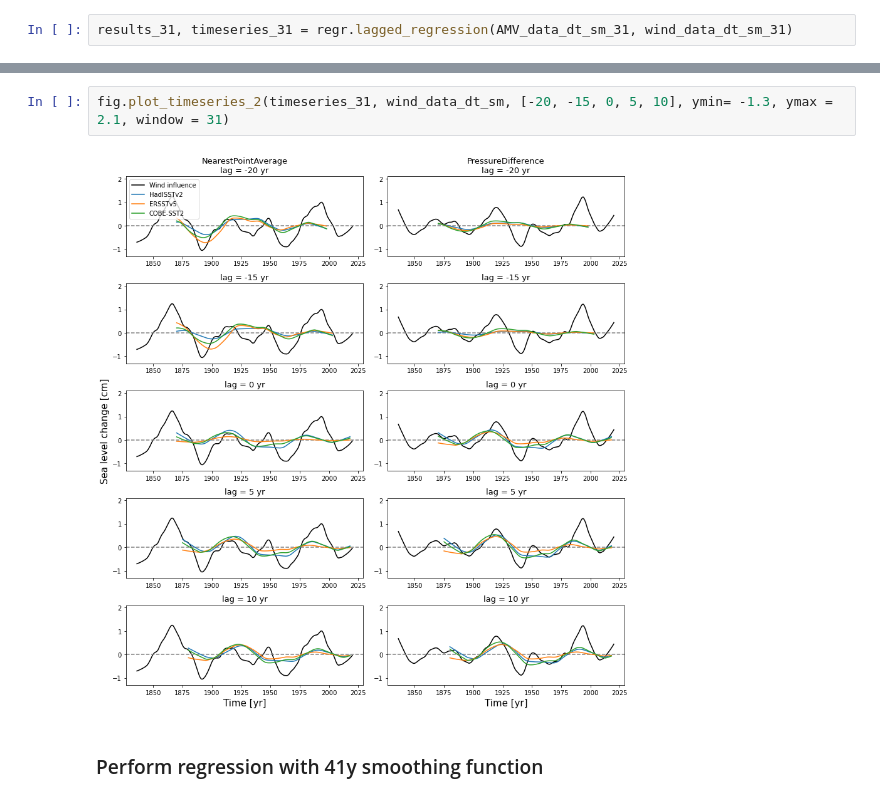
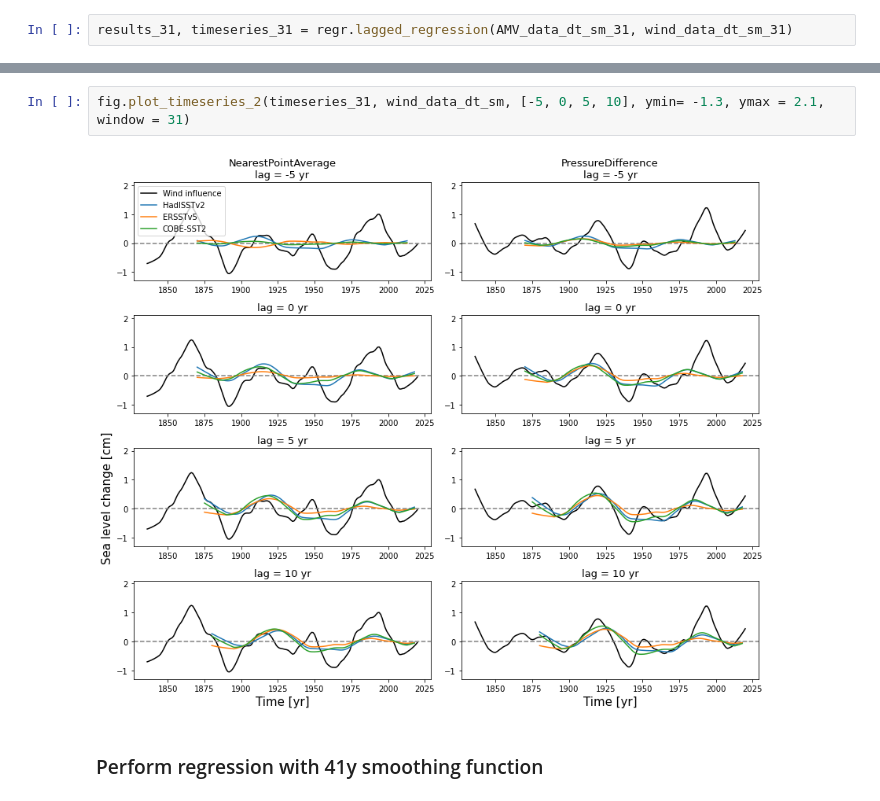
Before and after one commit to iris-keizer/Thesis-KNMI, a Jupyter notebook: AMV/notebooks/lagged_regression_new_methods.ipynb, the cells around one changed output, grey strips where cells are left out. Drawn from its saved outputs; the diff is of its cells as text.

```diff
--- a/AMV/notebooks/lagged_regression_new_methods.ipynb
+++ b/AMV/notebooks/lagged_regression_new_methods.ipynb
@@ -244,7 +261,7 @@ fig.plot_result_2(results_31, 'rmse', 'RMSE [cm]', ymin = 0.1, ymax = 0.6, windo
 # %%
-fig.plot_timeseries_2(timeseries_31, wind_data_dt_sm, [-20, -15, 0, 5, 10], ymin= -1.3, ymax = 2.1, window = 31)
+fig.plot_timeseries_2(timeseries_31, wind_data_dt_sm, [-5, 0, 5, 10], ymin= -1.3, ymax = 2.1, window = 31)
 # %% [output]
-[figure, old version]
+[figure, new version]
 # %% [markdown]
 ### Perform regression with 41y smoothing function
 # %%
```
Also changed, not shown: parts of 27 cells of this notebook, 7 other files.
